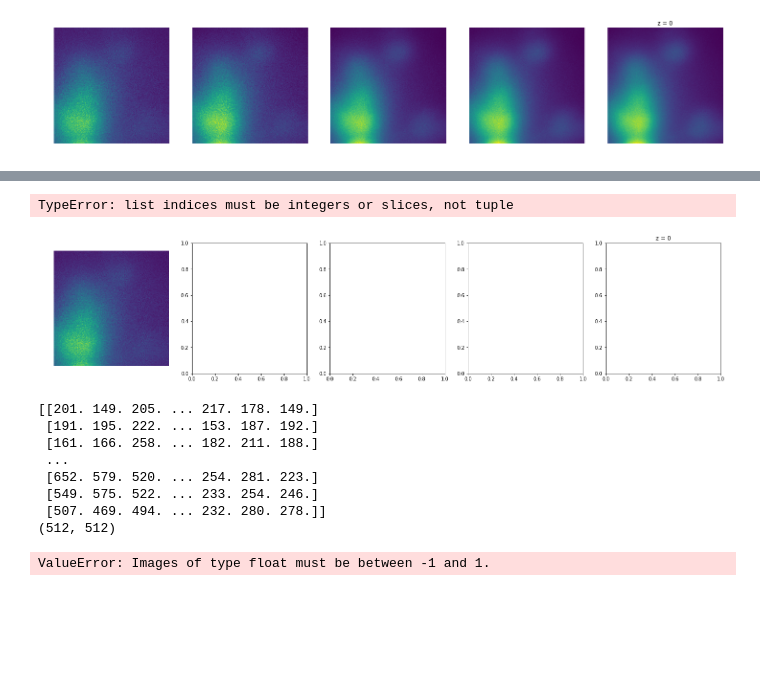
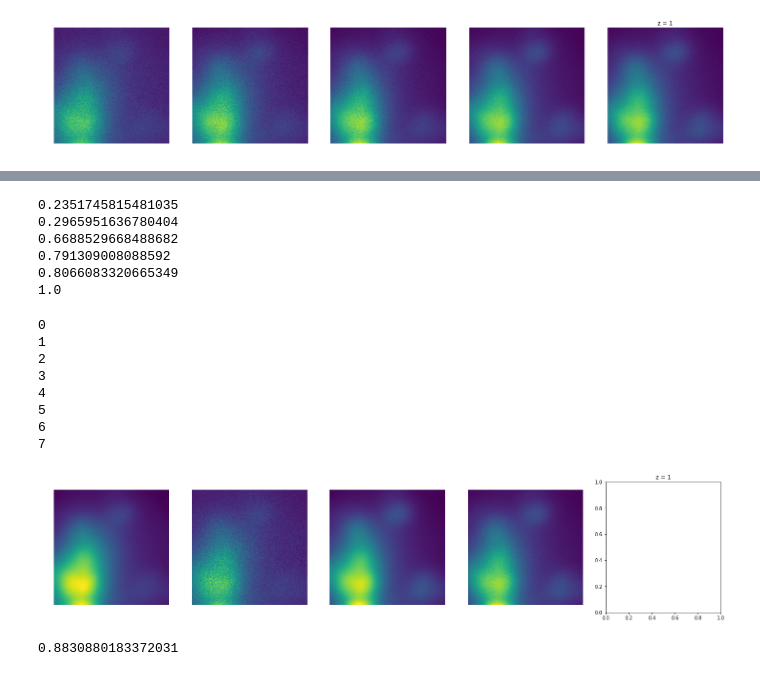
Before and after one commit to NYU-CDS-Capstone-Project/CellVision, a Jupyter notebook: notebooks/non_local_means_comparison.ipynb, the cells around one changed output, grey strips where cells are left out. Cells and saved outputs as stored; diff of their text form; code cells hidden in the pictures; blank space fills up the shorter version.

Commit message:
Adding the SSIM comparison

```diff
--- a/notebooks/non_local_means_comparison.ipynb
+++ b/notebooks/non_local_means_comparison.ipynb
@@ -22,3 +22,10 @@ imsk = io.imread(path_to_data)
 imsk.shape
 # %% [output]
 (700, 512, 512)
+# %%
+# Convert everything to scaled floating values
+scaled_imgs = []
+for i in range(0,imsk.shape[0]):
+#     print(imsk[i,:,:])
+    scaled_imgs.append(img_as_float(imsk[i,:,:].astype(np.uint)))
+print(scaled_imgs[0])
@@ -55,25 +63,50 @@ print(ssim(imsk[4,:,:],imsk[5,:,:]))
-# %%
-imsk_nl = []
-imsk_nl.append(denoise_nl_means(imsk[0,:,:]))
-# %% [output]
-TypeError: list indices must be integers or slices, not tuple
+# %%
+_min = scaled_imgs[5].min()
+_max = scaled_imgs[5].max()
+print(ssim(scaled_imgs[0],scaled_imgs[5],data_range=_max-_min))
+print(ssim(scaled_imgs[1],scaled_imgs[5],data_range=_max-_min))
+print(ssim(scaled_imgs[2],scaled_imgs[5],data_range=_max-_min))
+print(ssim(scaled_imgs[3],scaled_imgs[5],data_range=_max-_min))
+print(ssim(scaled_imgs[4],scaled_imgs[5],data_range=_max-_min))
+print(ssim(scaled_imgs[5],scaled_imgs[5],data_range=_max-_min))
+# %% [output]
+0.2351745815481035
+0.2965951636780404
+0.6688529668488682
+0.791309008088592
+0.8066083320665349
+1.0
+# %%
+denoised_imgs = []
+for i, scaled_img in enumerate(scaled_imgs):
+    print(i)
+    denoised_imgs.append(denoise_nl_means(scaled_img))
+    if i > 6:
+        break
+# %% [output]
+0
+1
+2
+3
+4
+5
+6
+7
 # %%
 fig, ax = plt.subplots(ncols=5, nrows=1, figsize=(25,5))
-ax[0].imshow(imsk_nl[0]);
+# ax[0].imshow(imsk_nl[0]);
+ax[0].imshow(denoised_imgs[0]);
 ax[0].axis('off')
-plt.title('z = '+str(i))
+ax[1].imshow(scaled_imgs[0]);
+ax[1].axis('off')
+ax[2].imshow(denoised_imgs[5]);
+ax[2].axis('off')
+ax[3].imshow(scaled_imgs[5]);
+ax[3].axis('off')
+plt.title('z = '+str(1))
 plt.show()
-print(imsk_nl[0])
-print(imsk_nl[0].shape)
-print(ssim(img_as_ubyte(imsk_nl[0]),img_as_ubyte(imsk[5,:,:])))
+
+print(ssim(denoised_imgs[4],scaled_imgs[5],data_range=_max-_min))
 # %% [output]
-[figure, old version]
+[figure, new version]
-[[201. 149. 205. ... 217. 178. 149.]
- [191. 195. 222. ... 153. 187. 192.]
- [161. 166. 258. ... 182. 211. 188.]
- ...
- [652. 579. 520. ... 254. 281. 223.]
- [549. 575. 522. ... 233. 254. 246.]
- [507. 469. 494. ... 232. 280. 278.]]
-(512, 512)
+0.8830880183372031
-ValueError: Images of type float must be between -1 and 1.
```
Also changed, not shown: parts of 4 cells of this notebook.
